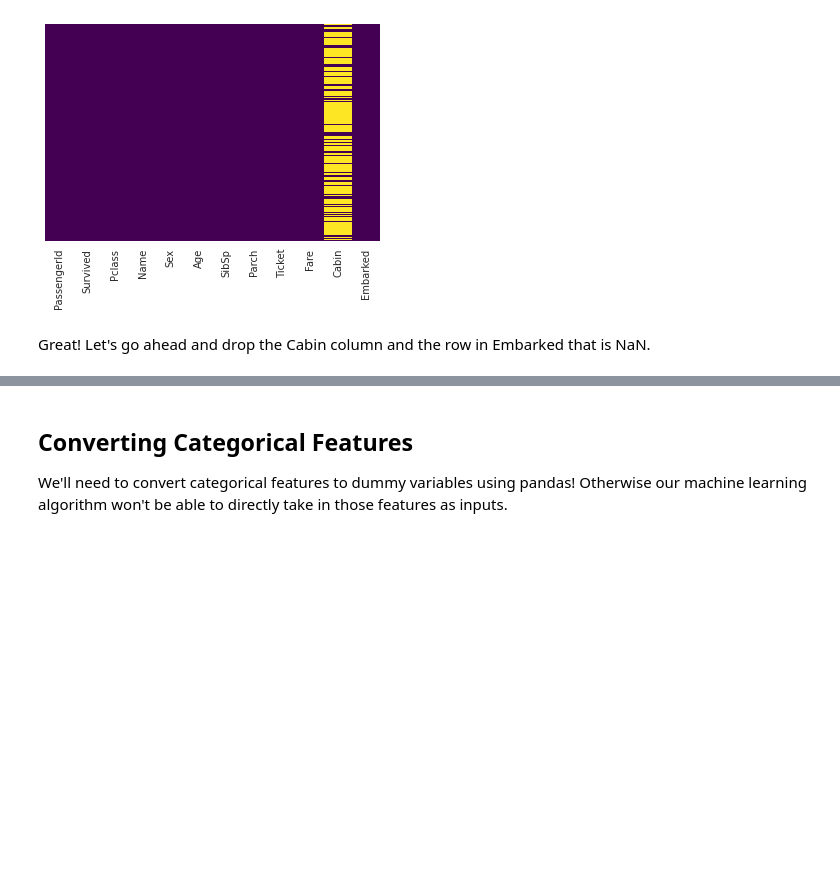
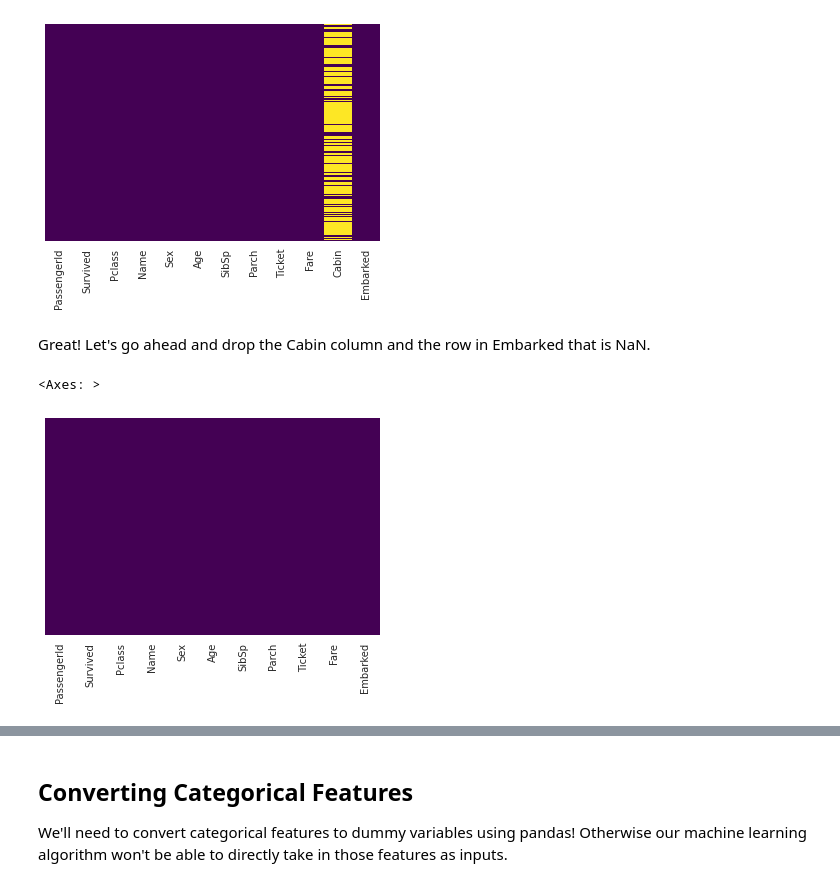
Before and after one commit to Maheshcheegiti/FML, a Jupyter notebook: EDA_On_Titanic.ipynb, the cells around one changed output, grey strips where cells are left out. Drawn from its saved outputs; the diff is of its cells as text; code cells hidden in the pictures; blank space fills up the shorter version.

```diff
--- a/EDA_On_Titanic.ipynb
+++ b/EDA_On_Titanic.ipynb
@@ -184,6 +172,11 @@ sns.heatmap(train.isnull(),yticklabels=False,cbar=False,cmap='viridis')
 Great! Let's go ahead and drop the Cabin column and the row in Embarked that is NaN.
 # %%
 train.drop('Cabin',axis=1,inplace=True)
+# %%
+sns.heatmap(train.isnull(),yticklabels=False,cbar=False,cmap='viridis')
+# %% [output]
+<Axes: >
+[figure, added]
 # %%
 train.head()
 # %% [output]
```
Also changed, not shown: parts of 35 cells of this notebook.
